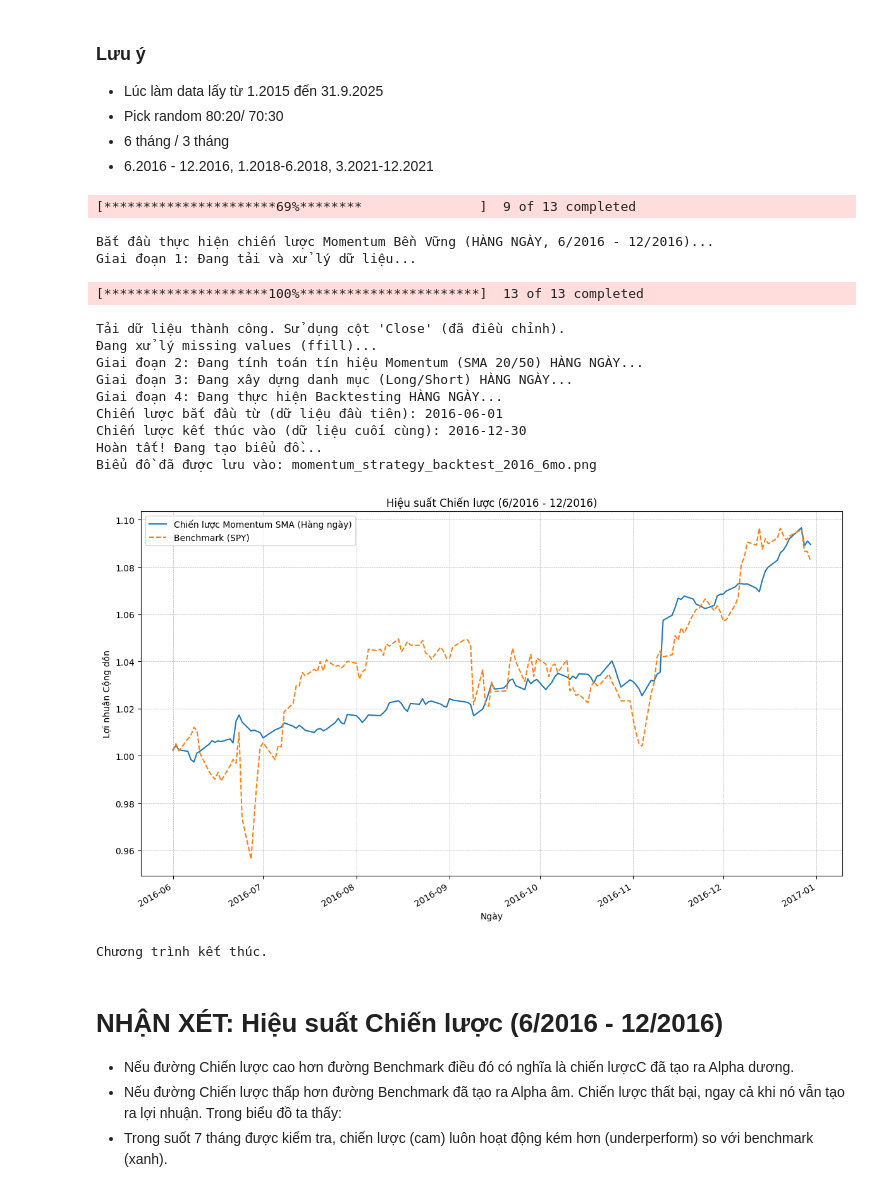
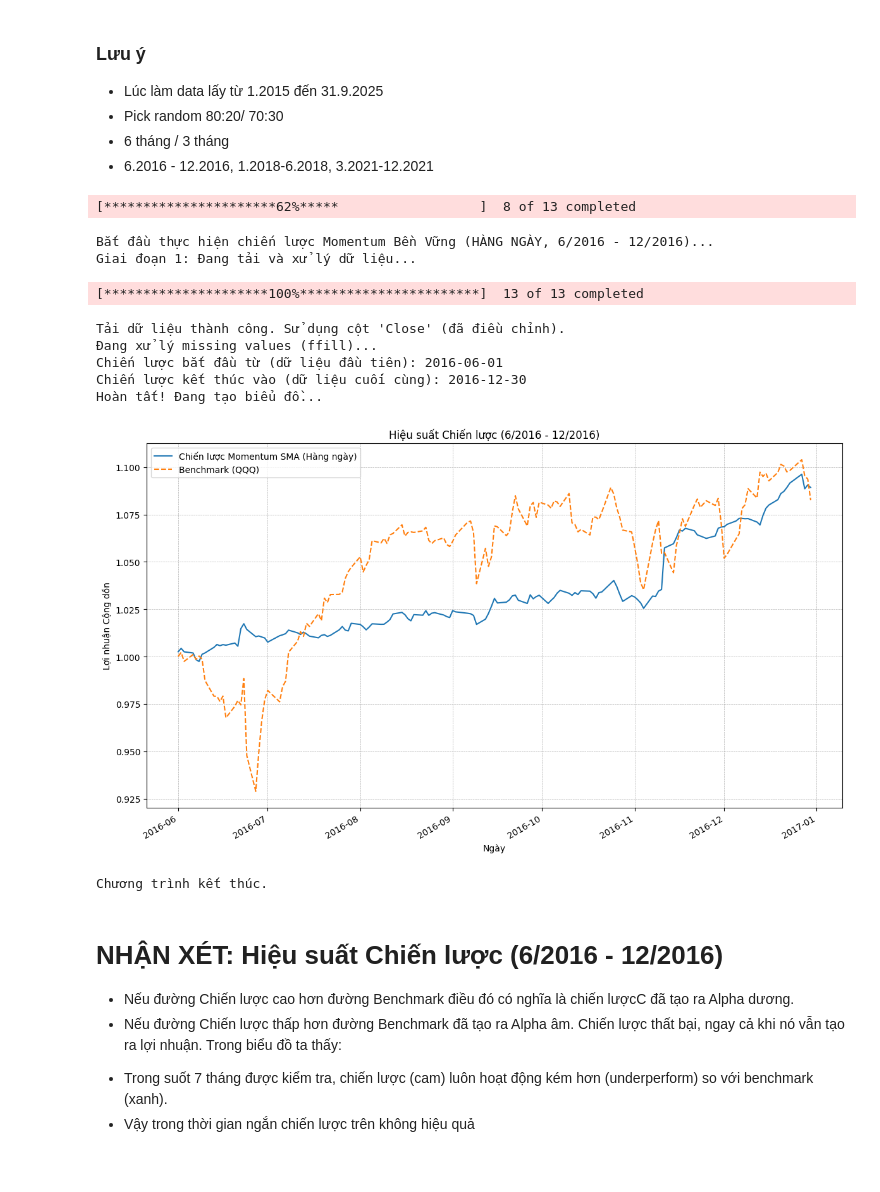
Before and after one commit to tamnguyen-2905/CF_Trang22110234_Thanh22110203_Tam22110193, a Jupyter notebook: Phuong_an_1.ipynb, the cells around one changed output. Cells and saved outputs as stored; diff of their text form; code cells hidden in the pictures.

```diff
--- a/Phuong_an_1.ipynb
+++ b/Phuong_an_1.ipynb
@@ -44,7 +44,7 @@ print("Bắt đầu thực hiện chiến lược Momentum Bền Vững (HÀNG N
 print("Giai đoạn 1: Đang tải và xử lý dữ liệu...")
 
 tickers = ['AAPL', 'MSFT', 'GOOG', 'AMZN', 'JPM', 'JNJ', 'XOM', 'PG', 'NVDA', 'V', 'TSLA', 'WMT']
-benchmark = 'SPY'
+benchmark = 'QQQ'
 all_tickers = tickers + [benchmark]
 
 # --- THAY ĐỔI THEO YÊU CẦU ---
@@ -133,43 +133,40 @@ else:
 
             plt.figure(figsize=(12, 7))
             cumulative_strategy_returns.plot(label='Chiến lược Momentum SMA (Hàng ngày)')
             cumulative_benchmark_returns.plot(label=f'Benchmark ({benchmark})', linestyle='--')
 
             # --- CẬP NHẬT TIÊU ĐỀ ---
             plt.title('Hiệu suất Chiến lược (6/2016 - 12/2016)')
             # -------------------------
 
             plt.ylabel('Lợi nhuận Cộng dồn') # Bỏ thang log vì thời gian ngắn
             plt.xlabel('Ngày')
             plt.legend()
             plt.tight_layout()
             plt.grid(True, which="both", ls="--", linewidth=0.5)
 
             output_image_path = "momentum_strategy_backtest_2016_6mo.png"
             plt.savefig(output_image_path)
 
             plt.show()
 
             print("Chương trình kết thúc.")
 # %% [output]
-[**********************69%********               ]  9 of 13 completed
+[**********************62%*****                  ]  8 of 13 completed
 Bắt đầu thực hiện chiến lược Momentum Bền Vững (HÀNG NGÀY, 6/2016 - 12/2016)...
 Giai đoạn 1: Đang tải và xử lý dữ liệu...
 [*********************100%***********************]  13 of 13 completed
 Tải dữ liệu thành công. Sử dụng cột 'Close' (đã điều chỉnh).
 Đang xử lý missing values (ffill)...
-Giai đoạn 2: Đang tính toán tín hiệu Momentum (SMA 20/50) HÀNG NGÀY...
-Giai đoạn 3: Đang xây dựng danh mục (Long/Short) HÀNG NGÀY...
-Giai đoạn 4: Đang thực hiện Backtesting HÀNG NGÀY...
 Chiến lược bắt đầu từ (dữ liệu đầu tiên): 2016-06-01
 Chiến lược kết thúc vào (dữ liệu cuối cùng): 2016-12-30
 Hoàn tất! Đang tạo biểu đồ...
-Biểu đồ đã được lưu vào: momentum_strategy_backtest_2016_6mo.png
-[figure, old version]
+[figure, new version]
 Chương trình kết thúc.
 # %% [markdown]
 # NHẬN XÉT: Hiệu suất Chiến lược (6/2016 - 12/2016)
 - Nếu đường Chiến lược cao hơn đường Benchmark điều đó có nghĩa là chiến lượcC đã tạo ra Alpha dương.
 - Nếu đường Chiến lược thấp hơn đường Benchmark đã tạo ra Alpha âm. Chiến lược thất bại, ngay cả khi nó vẫn tạo ra lợi nhuận.
 Trong biểu đồ ta thấy:
-- Trong suốt 7 tháng được kiểm tra, chiến lược (cam) luôn hoạt động kém hơn (underperform) so với benchmark (xanh).
++ Trong suốt 7 tháng được kiểm tra, chiến lược (cam) luôn hoạt động kém hơn (underperform) so với benchmark (xanh).
++ Vậy trong thời gian ngắn chiến lược trên không hiệu quả
```
